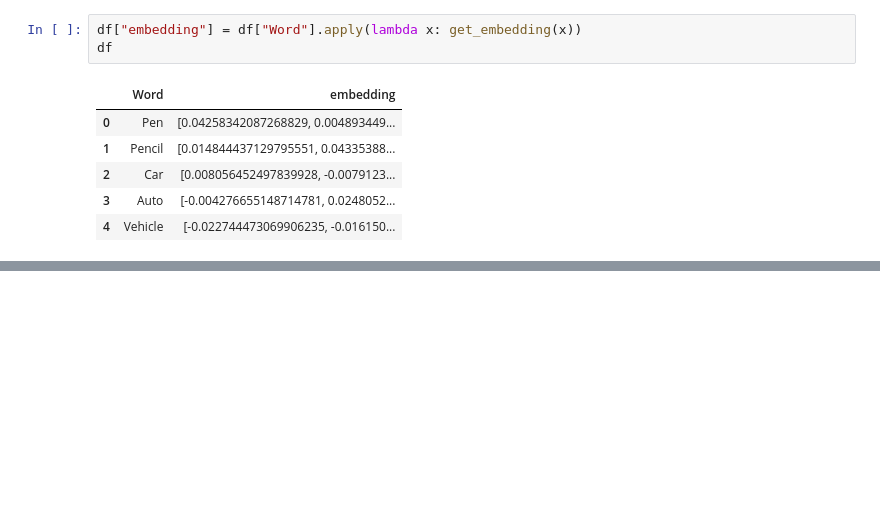
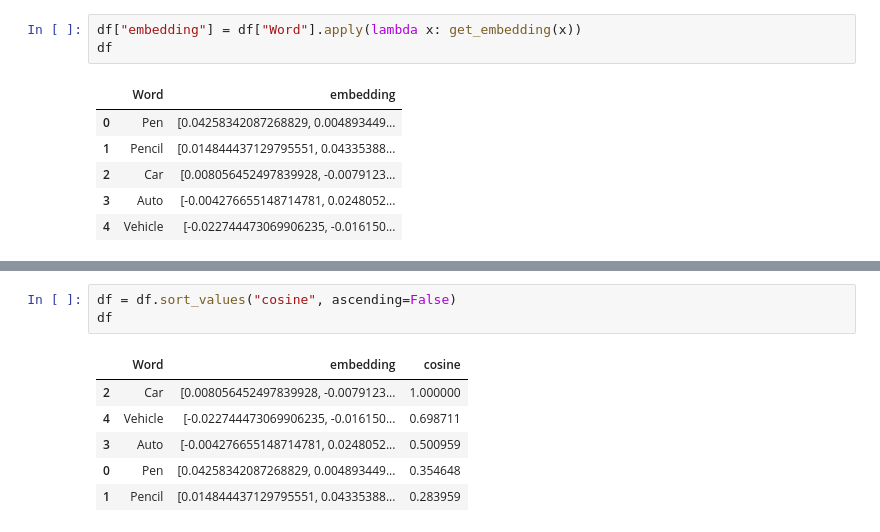
Before and after one commit to cristinakiss/Generative-AI-for-Developers, a Jupyter notebook: 10 - SemanticSearch.ipynb, the cells around one changed output, grey strips where cells are left out. Cells and saved outputs as stored; diff of their text form; blank space fills up the shorter version.

```diff
--- a/10 - SemanticSearch.ipynb
+++ b/10 - SemanticSearch.ipynb
@@ -41,0 +85,10 @@ df
+# %%
+df = df.sort_values("cosine", ascending=False)
+df
+# %% [output]
+|  | Word | embedding | cosine |
+| 2 | Car | [0.008056452497839928, -0.0079123... | 1.000000 |
+| 4 | Vehicle | [-0.022744473069906235, -0.016150... | 0.698711 |
+| 3 | Auto | [-0.004276655148714781, 0.0248052... | 0.500959 |
+| 0 | Pen | [0.04258342087268829, 0.004893449... | 0.354648 |
+| 1 | Pencil | [0.014844437129795551, 0.04335388... | 0.283959 |
```
Also changed, not shown: parts of 7 cells of this notebook, 1 other file.
